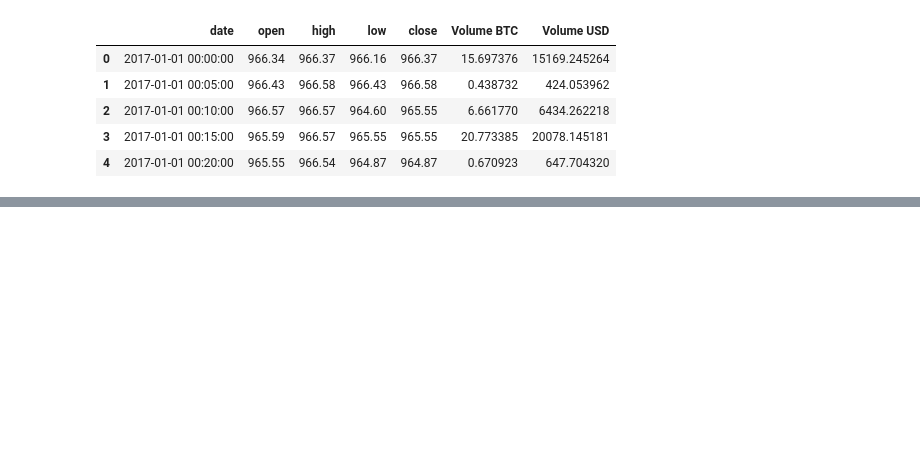
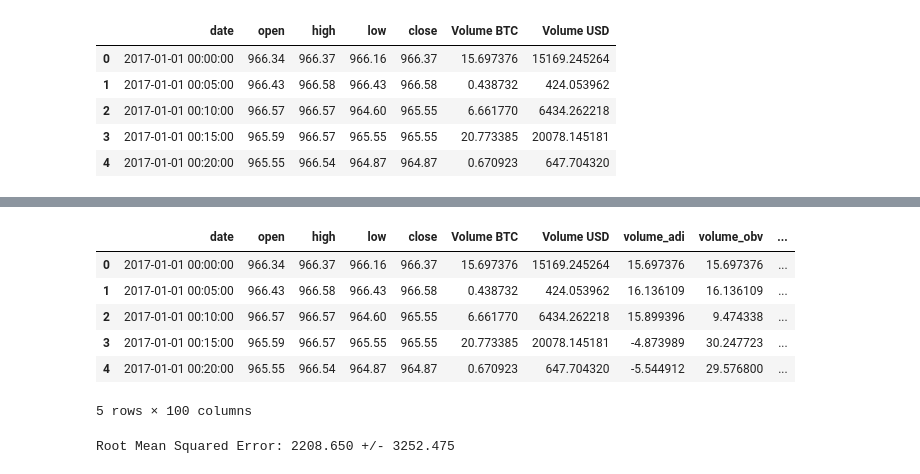
Before and after one commit to ignacio-chacon/crypto_trading_ai, a Jupyter notebook: baseline.ipynb, the cells around one changed output, grey strips where cells are left out. Cells and saved outputs as stored; diff of their text form; code cells hidden in the pictures; blank space fills up the shorter version.

```diff
--- a/baseline.ipynb
+++ b/baseline.ipynb
@@ -59,19 +70,18 @@ memory usage: 405.5+ MB
 # %%
-def window_input(window_length: int, data: pd.DataFrame) -> pd.DataFrame:
+def window_input_output(data: pd.DataFrame, input_length: int, output_length: int, column: str) -> pd.DataFrame:
 
     df = data.copy()
+
     i = 1
-    while i < window_length:
-        df[f'x_{i}'] = df['close'].shift(-i)
+    while i < input_length:
+        df[f'x_{i}'] = df[column].shift(-i)
         i = i + 1
 
-    if i == window_length:
-        df['y'] = df['close'].shift(-i)
+    j = 0
+    while j < output_length:
+        df[f'y_{j}'] = df[column].shift(-input_length-j)
+        j = j + 1
 
-    # Drop rows where there is a NaN
     df = df.dropna(axis=0)
-    df["date"] = pd.to_datetime(df["date"])
-    df.set_index("date", inplace = True)
+
     return df
-
-df_hist_btc_window = window_input(5, df_hist_data_ta)
@@ -88,0 +88,11 @@ df_hist_btc_window.head()
+# %%
+df_hist_btc_window = window_input_output(df_hist_data_ta, 5, 3, "high")
+df_hist_btc_window.head()
+# %% [output]
+|  | date | open | high | low | close | Volume BTC | Volume USD | volume_adi | volume_obv | ... |
+| 0 | 2017-01-01 00:00:00 | 966.34 | 966.37 | 966.16 | 966.37 | 15.697376 | 15169.245264 | 15.697376 | 15.697376 | ... |
+| 1 | 2017-01-01 00:05:00 | 966.43 | 966.58 | 966.43 | 966.58 | 0.438732 | 424.053962 | 16.136109 | 16.136109 | ... |
+| 2 | 2017-01-01 00:10:00 | 966.57 | 966.57 | 964.60 | 965.55 | 6.661770 | 6434.262218 | 15.899396 | 9.474338 | ... |
+| 3 | 2017-01-01 00:15:00 | 965.59 | 966.57 | 965.55 | 965.55 | 20.773385 | 20078.145181 | -4.873989 | 30.247723 | ... |
+| 4 | 2017-01-01 00:20:00 | 965.55 | 966.54 | 964.87 | 964.87 | 0.670923 | 647.704320 | -5.544912 | 29.576800 | ... |
+5 rows × 100 columns
@@ -88,0 +122,5 @@ df_hist_btc_window.head()
+# %%
+model = tree.DecisionTreeRegressor()
+evaluate(model, X, y, split)
+# %% [output]
+Root Mean Squared Error: 2208.650 +/- 3252.475
```
Also changed, not shown: parts of 13 cells of this notebook.
